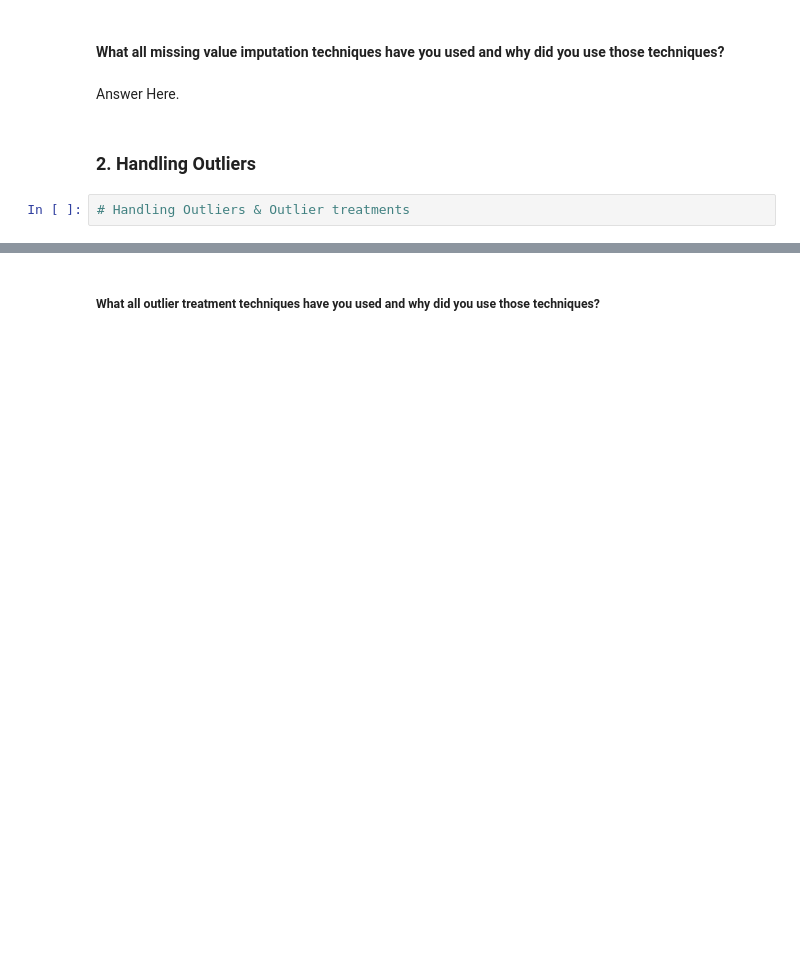
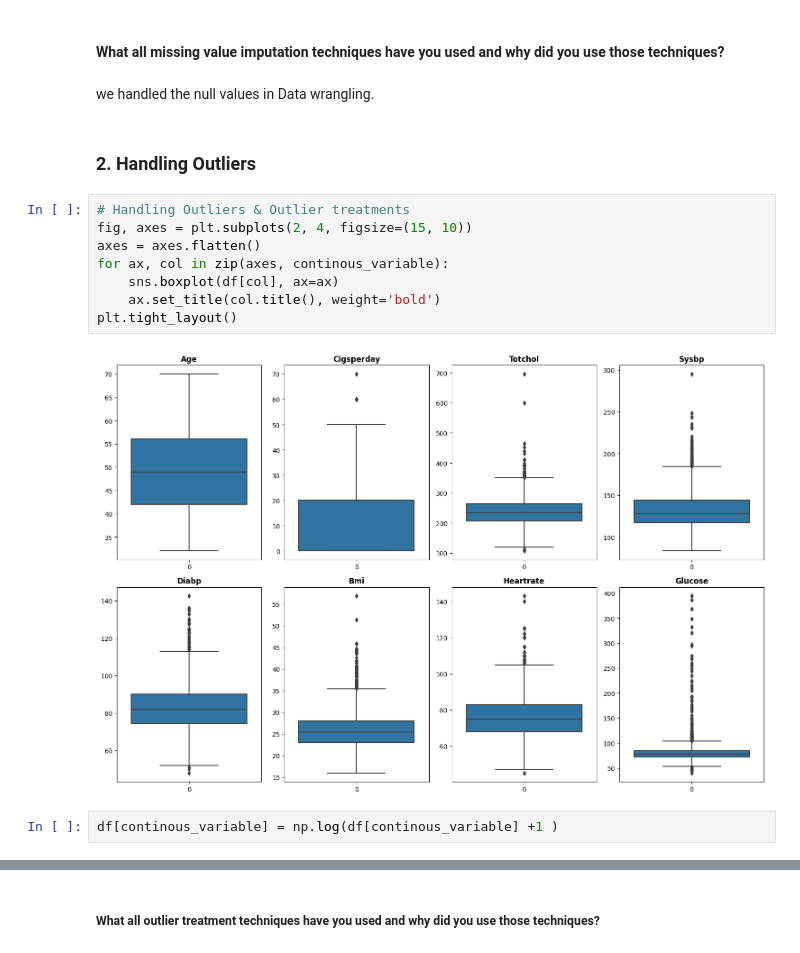
Before and after one commit to primeomkar/Cardiovascular_Risk_Prediction-by-omkar-, a Jupyter notebook: Cardiovascular_Risk_Prediction_.ipynb, the cells around one changed output, grey strips where cells are left out. Cells and saved outputs as stored; diff of their text form; blank space fills up the shorter version.

```diff
--- a/Cardiovascular_Risk_Prediction_.ipynb
+++ b/Cardiovascular_Risk_Prediction_.ipynb
@@ -819,8 +937,18 @@ Answer Here.
 # %% [markdown]
 #### What all missing value imputation techniques have you used and why did you use those techniques?
-# %% [markdown]
-Answer Here.
+# %% [markdown]
+we handled the null values in Data wrangling.
 # %% [markdown]
 ### 2. Handling Outliers
-# %%
-# Handling Outliers & Outlier treatments
+# %%
+# Handling Outliers & Outlier treatments
+fig, axes = plt.subplots(2, 4, figsize=(15, 10))
+axes = axes.flatten()
+for ax, col in zip(axes, continous_variable):
+    sns.boxplot(df[col], ax=ax)
+    ax.set_title(col.title(), weight='bold')
+plt.tight_layout()
+# %% [output]
+[figure, added]
+# %%
+df[continous_variable] = np.log(df[continous_variable] +1 )
```
Also changed, not shown: parts of 80 cells of this notebook.
